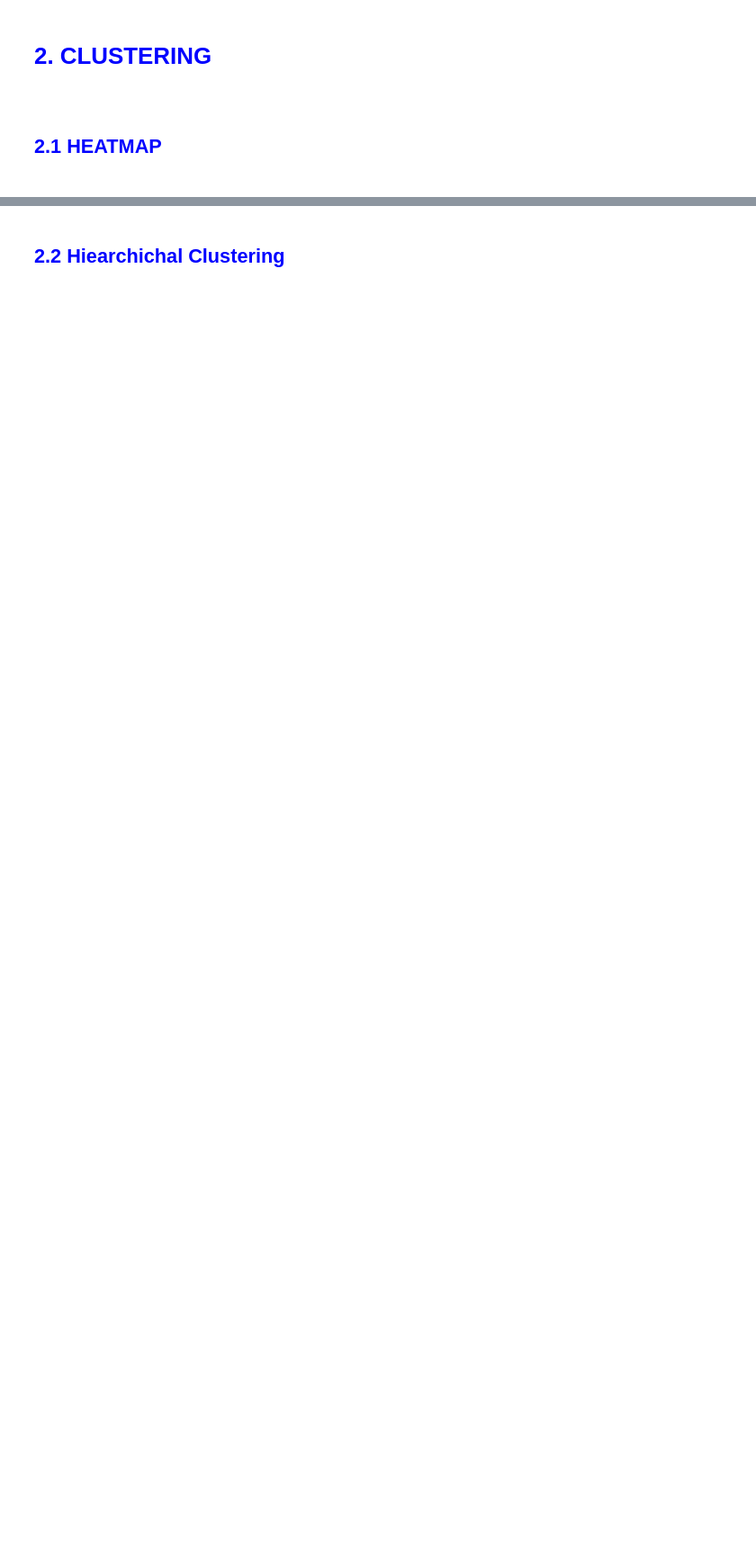
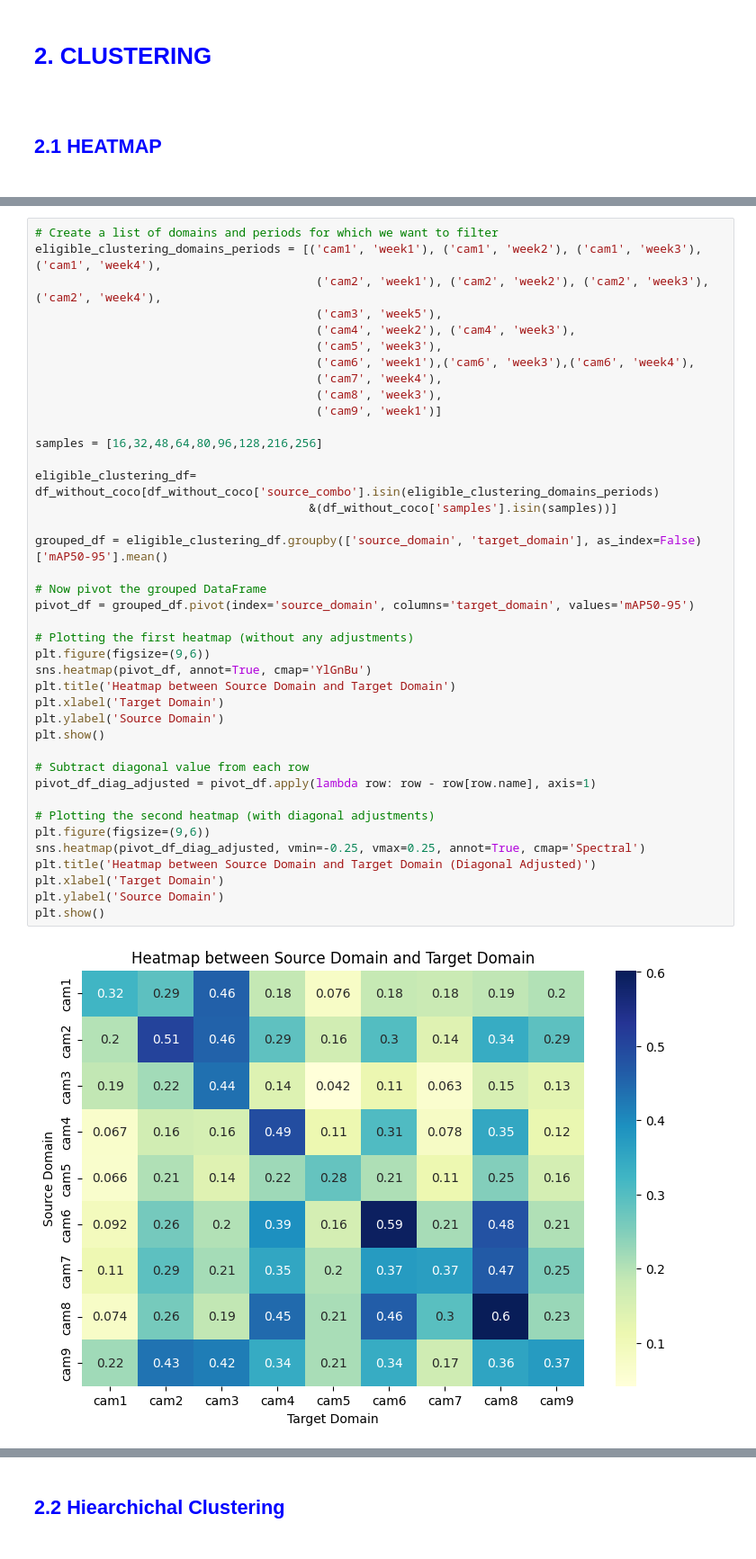
Before and after one commit to manjahdani/CSBAD, a Jupyter notebook: visualization_tools/analysis_journal.ipynb, the cells around one changed output, grey strips where cells are left out. Shown at 90% size. Drawn from its saved outputs; the diff is of its cells as text; blank space fills up the shorter version.

```diff
--- a/visualization_tools/analysis_journal.ipynb
+++ b/visualization_tools/analysis_journal.ipynb
@@ -152,0 +120,42 @@ plt.show()
+# %%
+# Create a list of domains and periods for which we want to filter
+eligible_clustering_domains_periods = [('cam1', 'week1'), ('cam1', 'week2'), ('cam1', 'week3'), ('cam1', 'week4'),
+                                        ('cam2', 'week1'), ('cam2', 'week2'), ('cam2', 'week3'), ('cam2', 'week4'),
+                                        ('cam3', 'week5'),
+                                        ('cam4', 'week2'), ('cam4', 'week3'),
+                                        ('cam5', 'week3'),
+                                        ('cam6', 'week1'),('cam6', 'week3'),('cam6', 'week4'),
+                                        ('cam7', 'week4'),
+                                        ('cam8', 'week3'),
+                                        ('cam9', 'week1')]
+
+samples = [16,32,48,64,80,96,128,216,256]
+
+eligible_clustering_df= df_without_coco[df_without_coco['source_combo'].isin(eligible_clustering_domains_periods)
+                                       &(df_without_coco['samples'].isin(samples))]
+
+grouped_df = eligible_clustering_df.groupby(['source_domain', 'target_domain'], as_index=False)['mAP50-95'].mean()
+
+# Now pivot the grouped DataFrame
+pivot_df = grouped_df.pivot(index='source_domain', columns='target_domain', values='mAP50-95')
+
+# Plotting the first heatmap (without any adjustments)
+plt.figure(figsize=(9,6))
+sns.heatmap(pivot_df, annot=True, cmap='YlGnBu')
+plt.title('Heatmap between Source Domain and Target Domain')
+plt.xlabel('Target Domain')
+plt.ylabel('Source Domain')
+plt.show()
+
+# Subtract diagonal value from each row
+pivot_df_diag_adjusted = pivot_df.apply(lambda row: row - row[row.name], axis=1)
+
+# Plotting the second heatmap (with diagonal adjustments)
+plt.figure(figsize=(9,6))
+sns.heatmap(pivot_df_diag_adjusted, vmin=-0.25, vmax=0.25, annot=True, cmap='Spectral')
+plt.title('Heatmap between Source Domain and Target Domain (Diagonal Adjusted)')
+plt.xlabel('Target Domain')
+plt.ylabel('Source Domain')
+plt.show()
+# %% [output]
+[figure, added]
```
Also changed, not shown: parts of 17 cells of this notebook.
